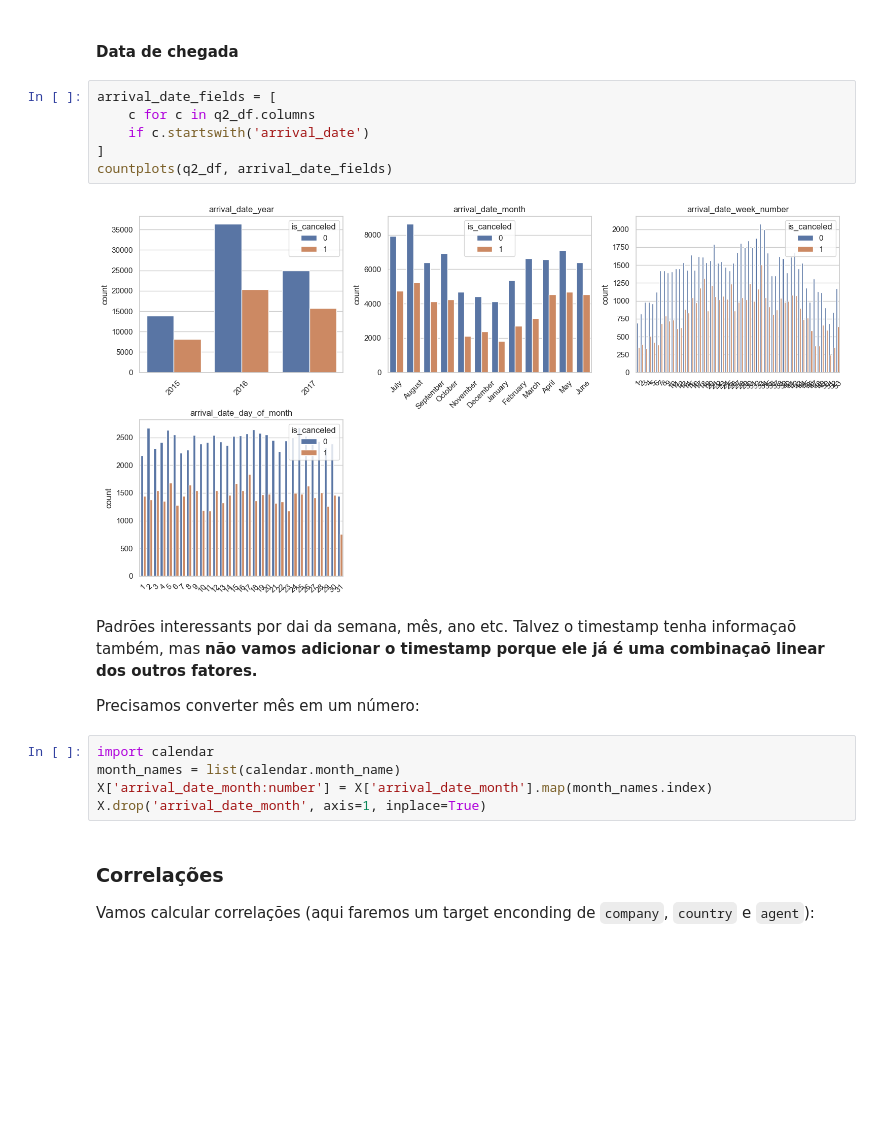
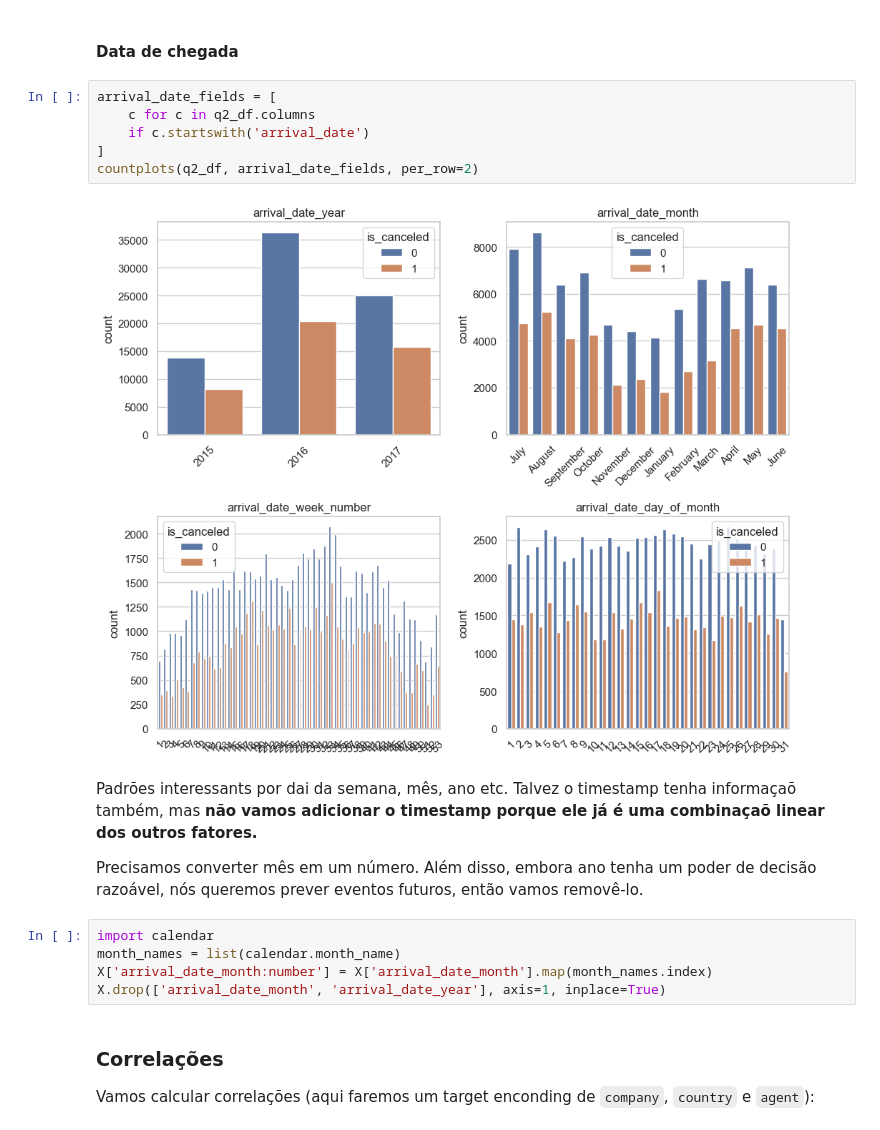
Before and after one commit to brandizzi/AEDI2025, a Jupyter notebook: Prova2.ipynb, the cells around one changed output. Cells and saved outputs as stored; diff of their text form; blank space fills up the shorter version.

```diff
--- a/Prova2.ipynb
+++ b/Prova2.ipynb
@@ -598,20 +598,20 @@ X['agent'] = X['agent'].fillna(0)
 # %%
 arrival_date_fields = [
     c for c in q2_df.columns
     if c.startswith('arrival_date')
 ]
-countplots(q2_df, arrival_date_fields)
+countplots(q2_df, arrival_date_fields, per_row=2)
 # %% [output]
-[figure, old version]
+[figure, new version]
 # %% [markdown]
 Padrões interessants por dai da semana, mês, ano etc. Talvez o timestamp tenha informaçaõ também, mas **não vamos adicionar o timestamp porque ele já é uma combinaçaõ linear dos outros fatores.**
 
-Precisamos converter mês em um número:
+Precisamos converter mês em um número. Além disso, embora ano tenha um poder de decisão razoável, nós queremos prever eventos futuros, então vamos removê-lo.
 # %%
 import calendar
 month_names = list(calendar.month_name)
 X['arrival_date_month:number'] = X['arrival_date_month'].map(month_names.index)
-X.drop('arrival_date_month', axis=1, inplace=True)
+X.drop(['arrival_date_month', 'arrival_date_year'], axis=1, inplace=True)
 # %% [markdown]
 ### Correlações
 Vamos calcular correlações (aqui faremos um target enconding de `company`, `country` e `agent`):
```
Also changed, not shown: parts of 45 cells of this notebook, 5 other files.
